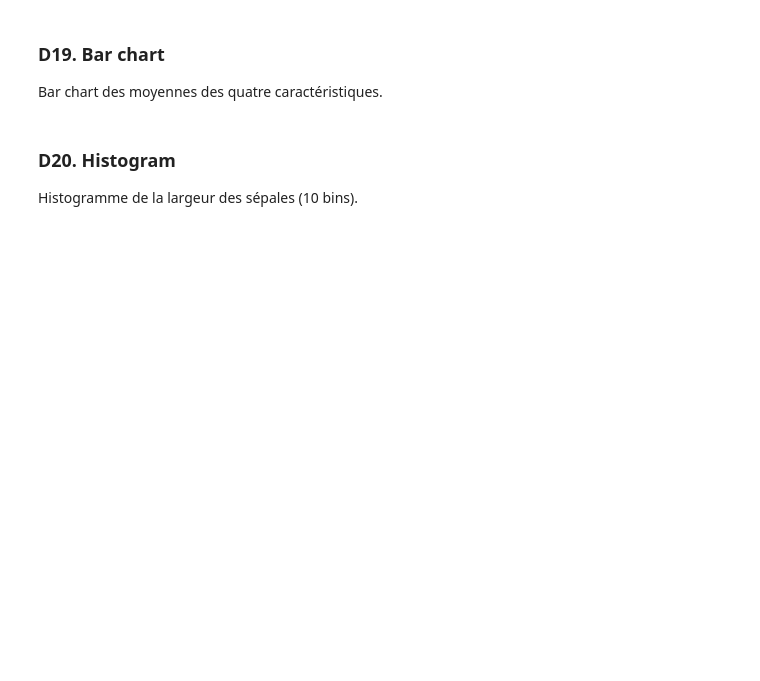
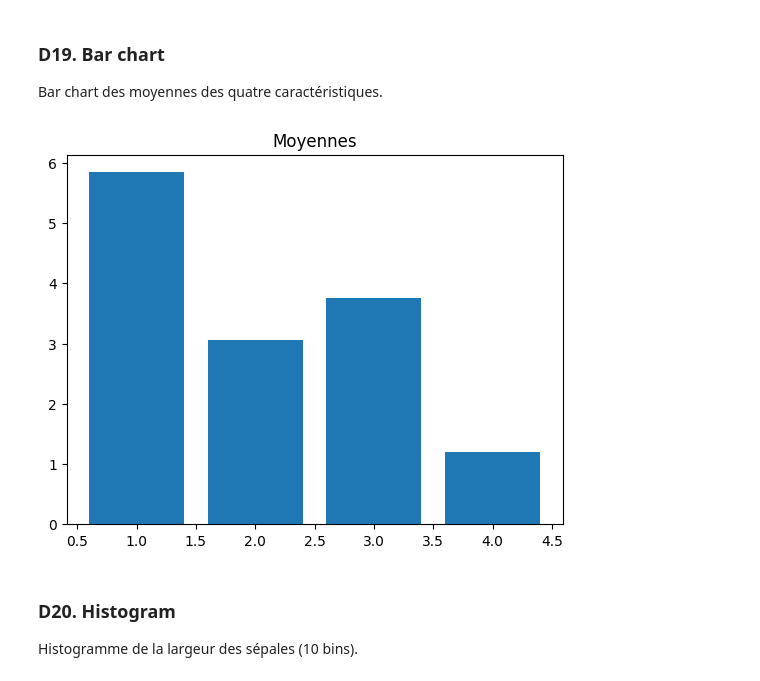
Before and after one commit to USMS-FPK-IA-GI-2025/controle-01-numpy-and-matplotlib-iris-NadiaElmahi9808, a Jupyter notebook: notebooks/controle_numpy_matplotlib.ipynb, the cells around one changed output. Cells and saved outputs as stored; diff of their text form; code cells hidden in the pictures; blank space fills up the shorter version.

```diff
--- a/notebooks/controle_numpy_matplotlib.ipynb
+++ b/notebooks/controle_numpy_matplotlib.ipynb
@@ -225,3 +240,10 @@ Bar chart des moyennes des quatre caractéristiques.
+# %%
+plt.bar(np.arange(1,5),moyennes_col)
+plt.title("Moyennes")
+plt.savefig("output/d19.jpg")
+plt.show()
+# %% [output]
+[figure, added]
 # %% [markdown]
 ### D20. Histogram
 Histogramme de la largeur des sépales (10 bins).
```
Also changed, not shown: parts of 25 cells of this notebook.
